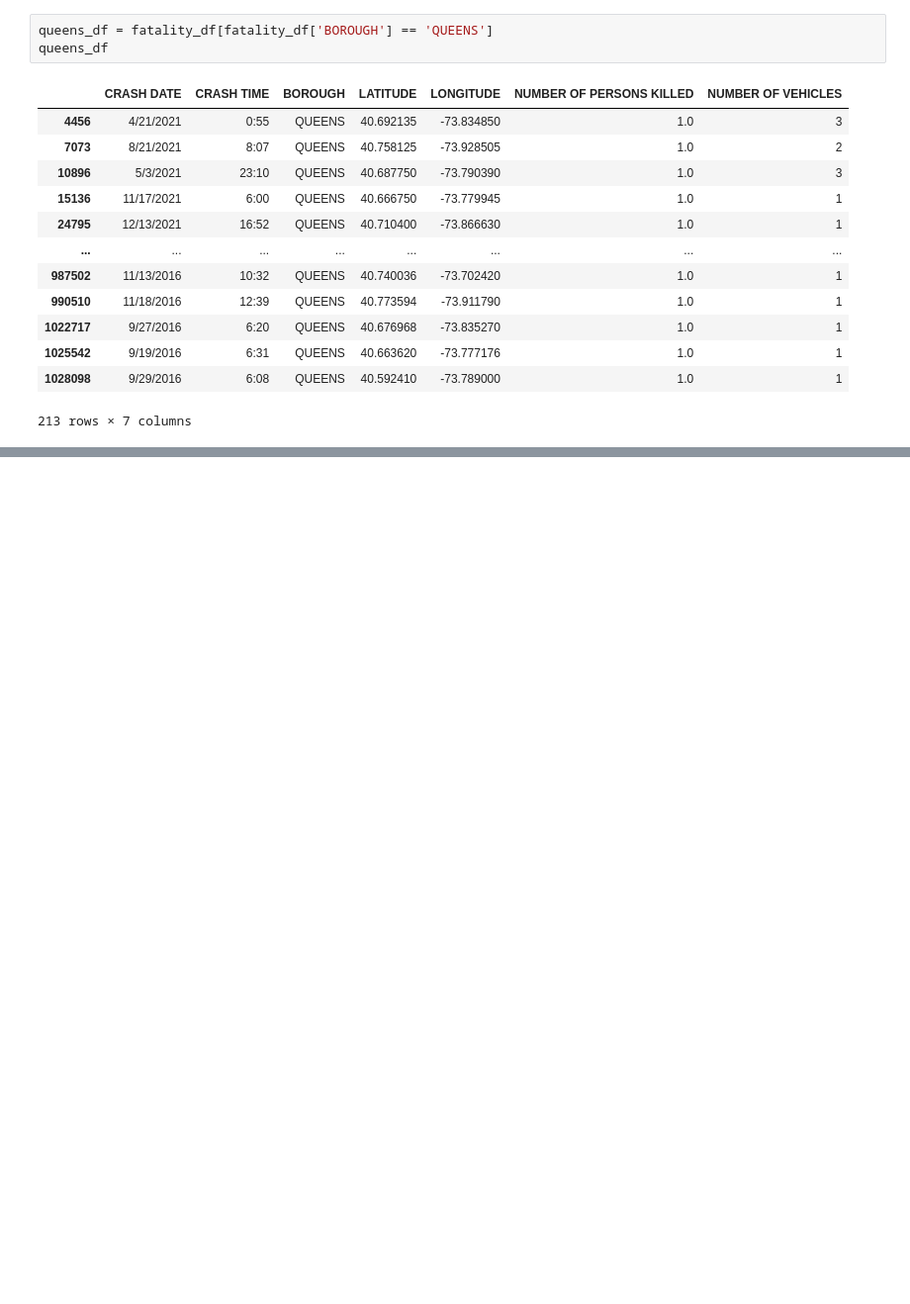
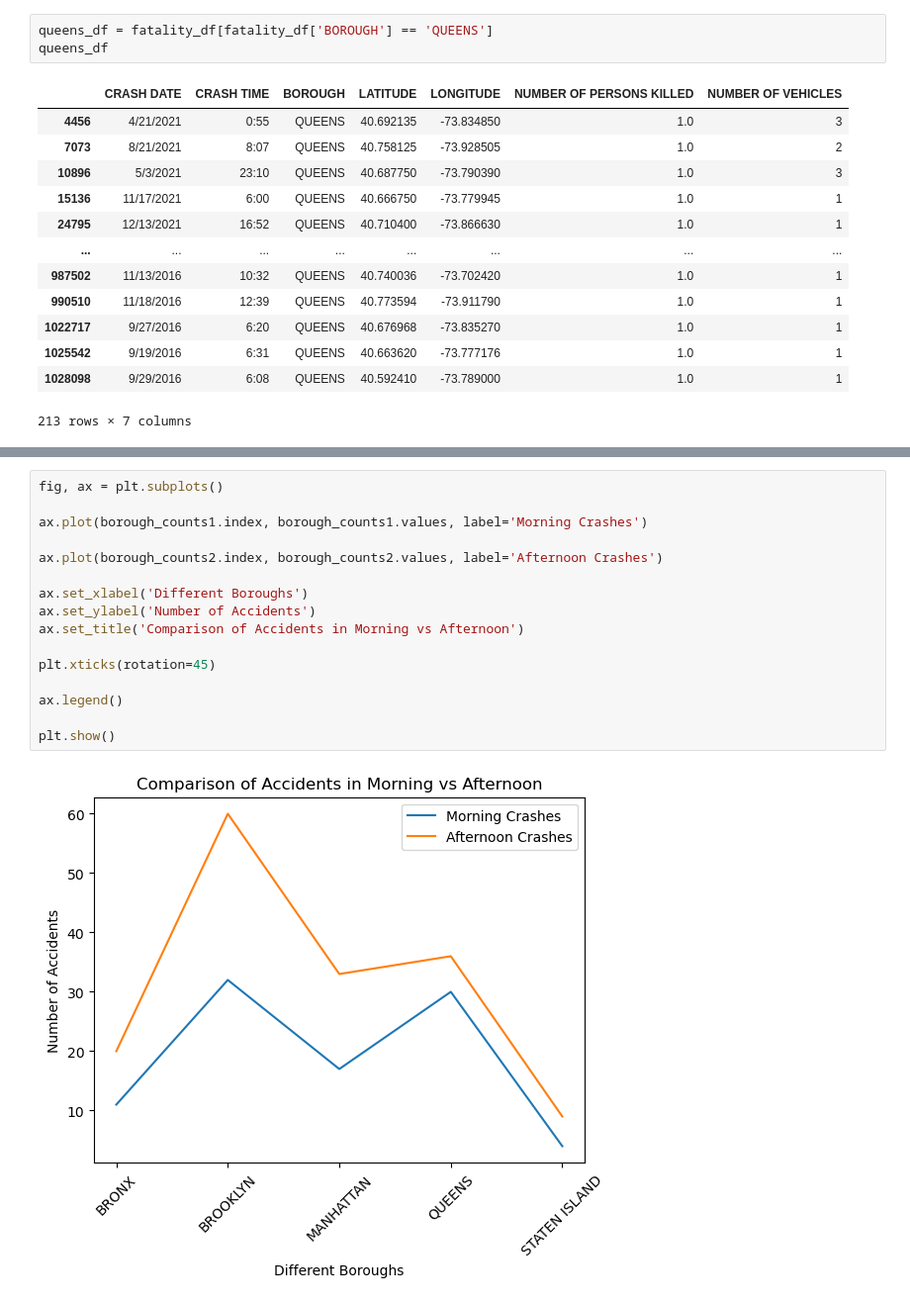
Before and after one commit to azbennett/group_project_1, a Jupyter notebook: crash_data.ipynb, the cells around one changed output, grey strips where cells are left out. Shown: that part at 99% size. Saved outputs shown, nothing was run; the diff lists cells and outputs as text; blank space fills up the shorter version.

```diff
--- a/crash_data.ipynb
+++ b/crash_data.ipynb
@@ -321,0 +535,18 @@ crash_map
+# %%
+fig, ax = plt.subplots()
+
+ax.plot(borough_counts1.index, borough_counts1.values, label='Morning Crashes')
+
+ax.plot(borough_counts2.index, borough_counts2.values, label='Afternoon Crashes')
+
+ax.set_xlabel('Different Boroughs')
+ax.set_ylabel('Number of Accidents')
+ax.set_title('Comparison of Accidents in Morning vs Afternoon')
+
+plt.xticks(rotation=45)
+
+ax.legend()
+
+plt.show()
+# %% [output]
+[figure, added]
```
Also changed, not shown: parts of 14 cells of this notebook.
